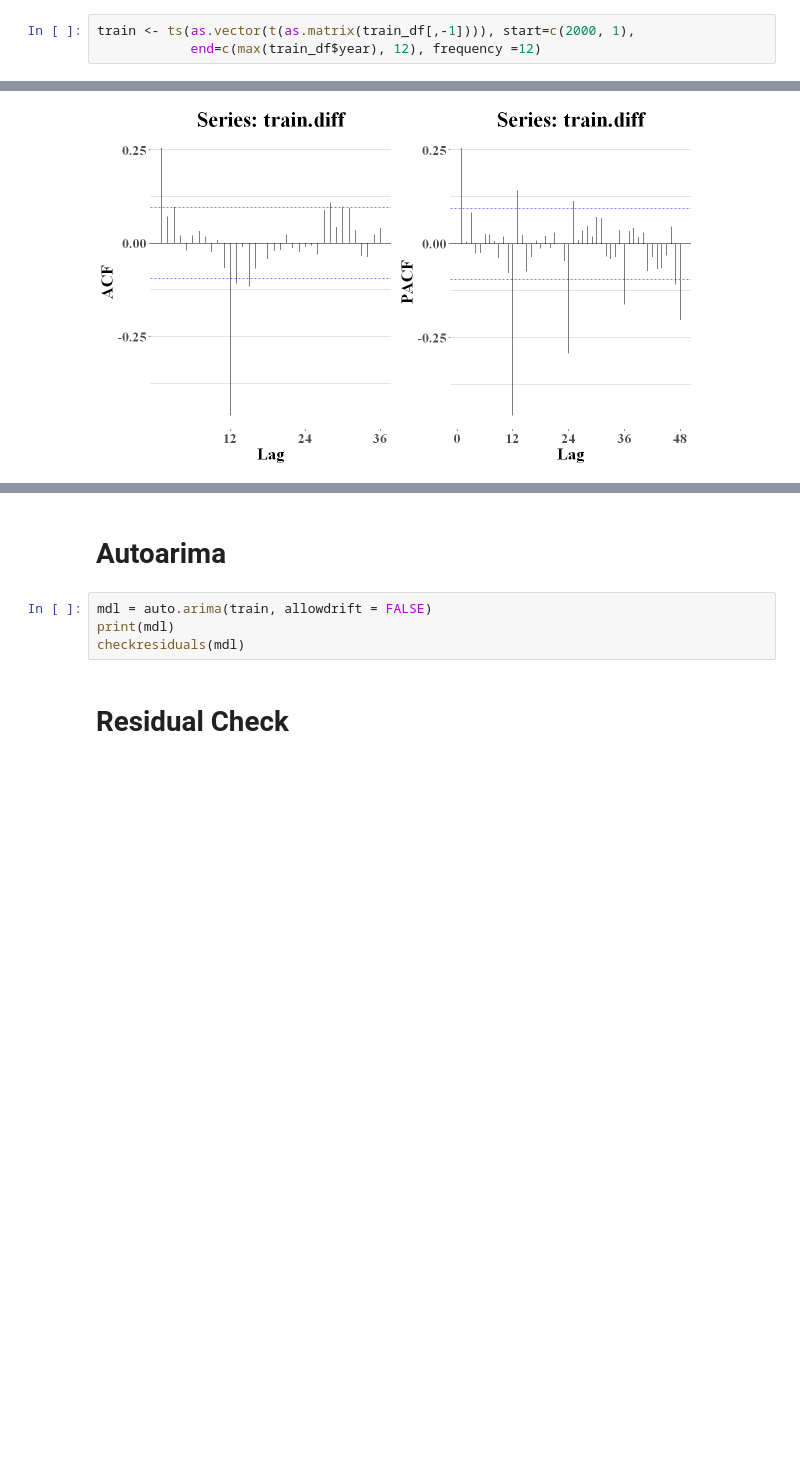
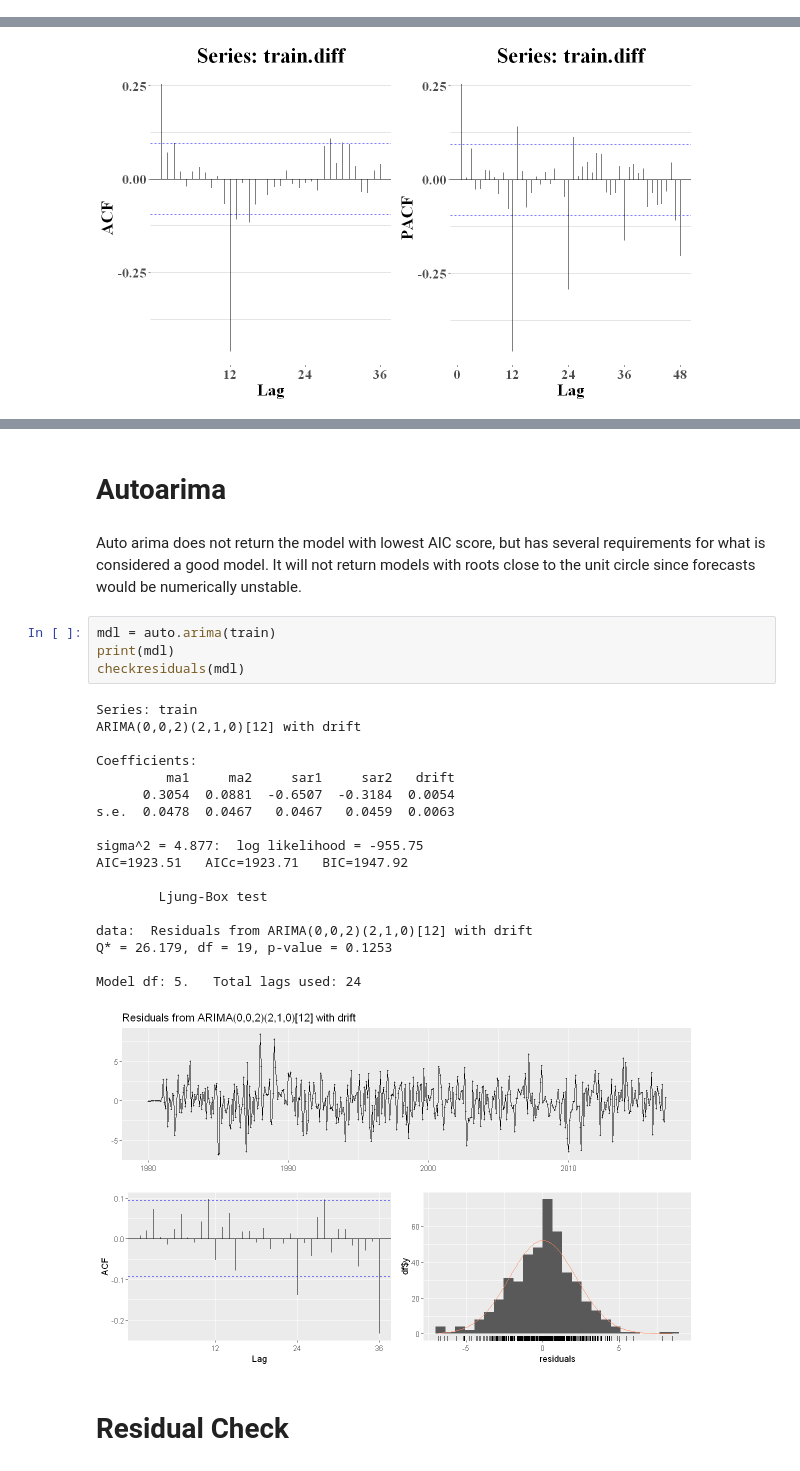
Before and after one commit to AndreasPalmgren/Sthlm-Temp-ARIMA, a Jupyter notebook: SthlmMeanTemperature.ipynb, the cells around one changed output, grey strips where cells are left out. Drawn from its saved outputs; the diff is of its cells as text; blank space fills up the shorter version.

Commit message:
forecast

```diff
--- a/SthlmMeanTemperature.ipynb
+++ b/SthlmMeanTemperature.ipynb
@@ -212,3 +210,0 @@ Our data set has problematic characeristics which might not be captured by an or
-# %%
-train <- ts(as.vector(t(as.matrix(train_df[,-1]))), start=c(2000, 1),
-            end=c(max(train_df$year), 12), frequency =12)
@@ -259,9 +269,30 @@ ERROR: Error: $ operator is invalid for atomic vectors
-# %% [markdown]
-# Autoarima
-# %%
-mdl = auto.arima(train, allowdrift = FALSE)
-print(mdl)
-checkresiduals(mdl)
+# %% [markdown]
+# Autoarima
+# %% [markdown]
+Auto arima does not return the model with lowest AIC score, but has several requirements for what is considered a good model. It will not return models with roots close to the unit circle since forecasts would be numerically unstable.
+# %%
+mdl = auto.arima(train)
+print(mdl)
+checkresiduals(mdl)
+# %% [output]
+Series: train
+ARIMA(0,0,2)(2,1,0)[12] with drift
+
+Coefficients:
+         ma1     ma2     sar1     sar2   drift
+      0.3054  0.0881  -0.6507  -0.3184  0.0054
+s.e.  0.0478  0.0467   0.0467   0.0459  0.0063
+
+sigma^2 = 4.877:  log likelihood = -955.75
+AIC=1923.51   AICc=1923.71   BIC=1947.92
+
+        Ljung-Box test
+
+data:  Residuals from ARIMA(0,0,2)(2,1,0)[12] with drift
+Q* = 26.179, df = 19, p-value = 0.1253
+
+Model df: 5.   Total lags used: 24
+[figure, added]
 # %% [markdown]
 # Residual Check
 # %%
```
Also changed, not shown: parts of 25 cells of this notebook.
